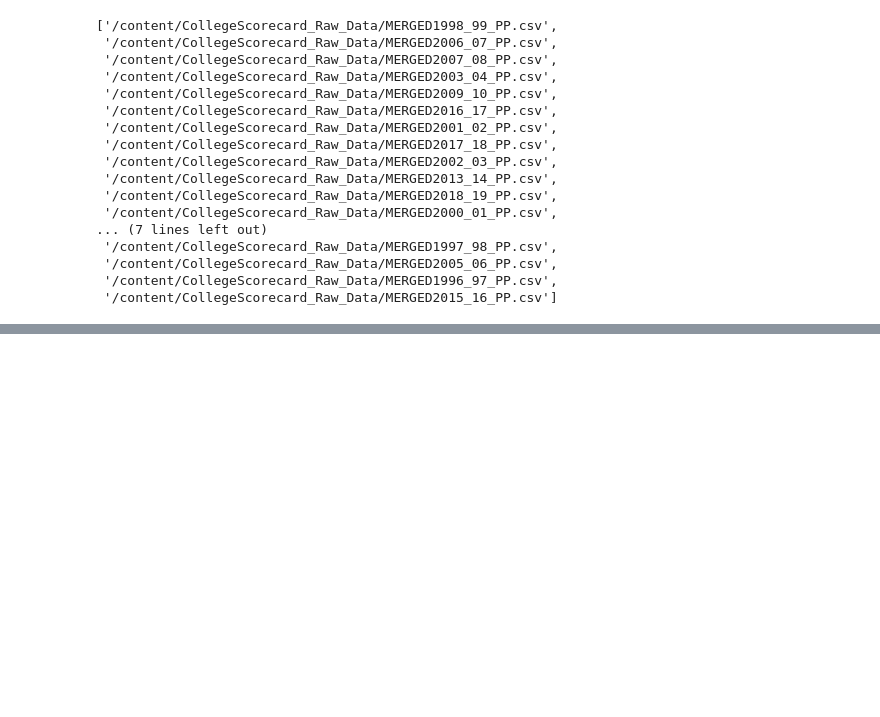
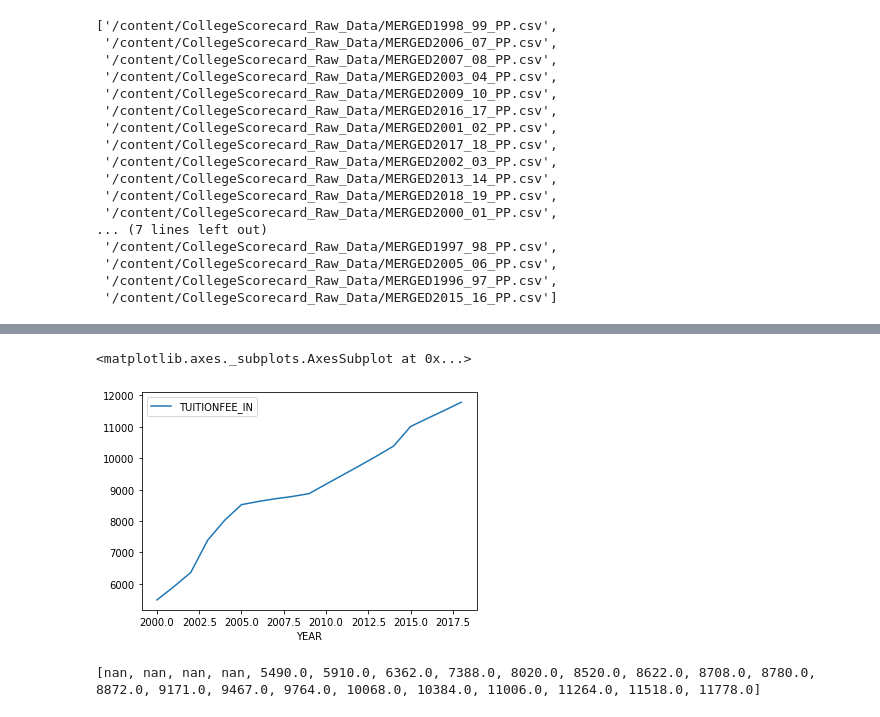
Before and after one commit to steinruck/DATA-690-WANG, a Jupyter notebook: Assignment_07/Assignment_07.ipynb, the cells around one changed output, grey strips where cells are left out. Drawn from its saved outputs; the diff is of its cells as text; code cells hidden in the pictures; blank space fills up the shorter version.

```diff
--- a/Assignment_07/Assignment_07.ipynb
+++ b/Assignment_07/Assignment_07.ipynb
@@ -281,0 +370,20 @@ ValueError: ignored
+# %%
+# <10>
+# Plot UMBC's in-state tution overtime from 1996 to 2019 using Line Chart
+
+ax = plt.gca()
+
+UMBC.plot(kind='line',x='YEAR',y='TUITIONFEE_IN',ax=ax)
+# %% [output]
+<matplotlib.axes._subplots.AxesSubplot at 0x...>
+[figure, added]
+# %%
+# <11>
+# Now let's look at the tuition growth rate year over year
+# We need to calculate UMBC tuition change percentage each year
+# First convert the TUITIONFEE_IN column to a Python List
+
+TUITIONFEE_list = UMBC['TUITIONFEE_IN'].values.tolist()
+print(TUITIONFEE_list)
+# %% [output]
+[nan, nan, nan, nan, 5490.0, 5910.0, 6362.0, 7388.0, 8020.0, 8520.0, 8622.0, 8708.0, 8780.0, 8872.0, 9171.0, 9467.0, 9764.0, 10068.0, 10384.0, 11006.0, 11264.0, 11518.0, 11778.0]
```
Also changed, not shown: parts of 59 cells of this notebook.
